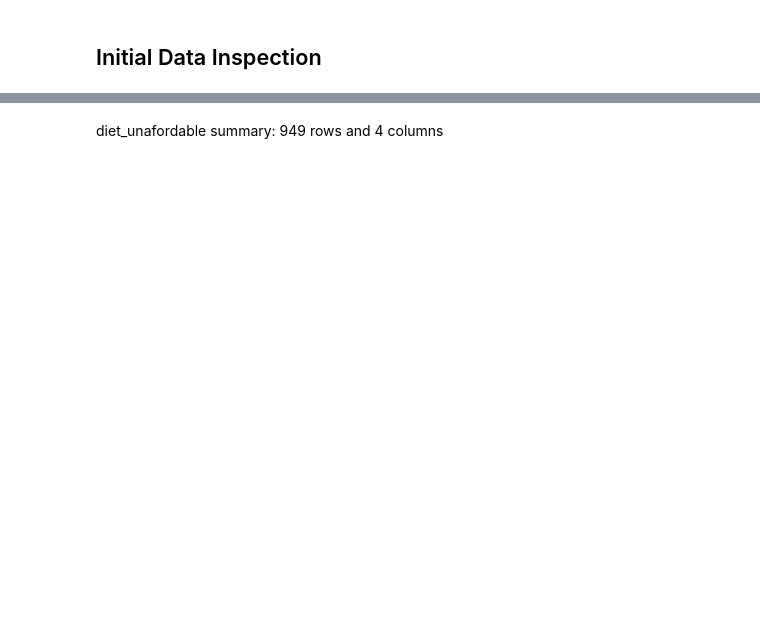
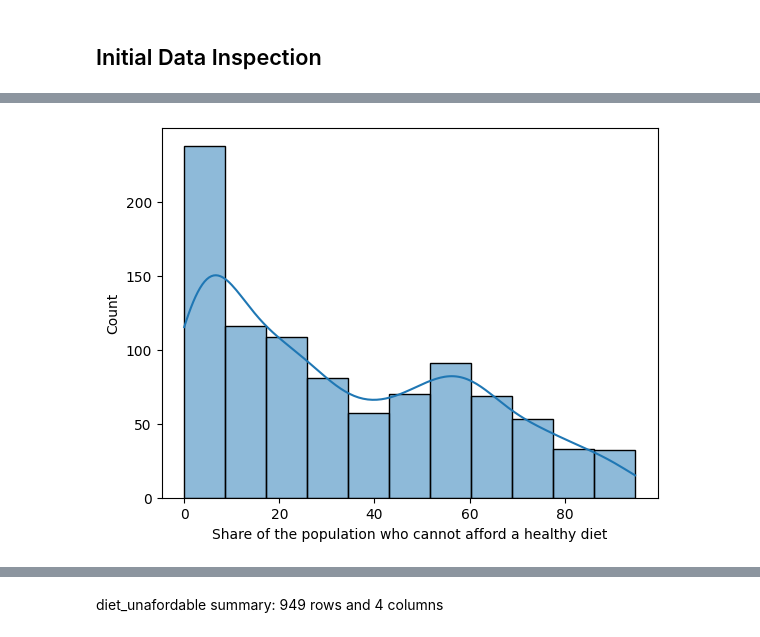
Before and after one commit to pavelvlpavlov/food_diets_eda, a Jupyter notebook: notebooks/initial_data_inspection_pav.ipynb, the cells around one changed output, grey strips where cells are left out. Saved outputs shown, nothing was run; the diff lists cells and outputs as text; code cells hidden in the pictures; blank space fills up the shorter version.

```diff
--- a/notebooks/initial_data_inspection_pav.ipynb
+++ b/notebooks/initial_data_inspection_pav.ipynb
@@ -11,0 +43,5 @@ diet_unafordable
+# %%
+sns.histplot(diet_unafordable['Share of the population who cannot afford a healthy diet'], kde=True)
+plt.show()
+# %% [output]
+[figure, added]
```
Also changed, not shown: parts of 17 cells of this notebook, 3 other files.
